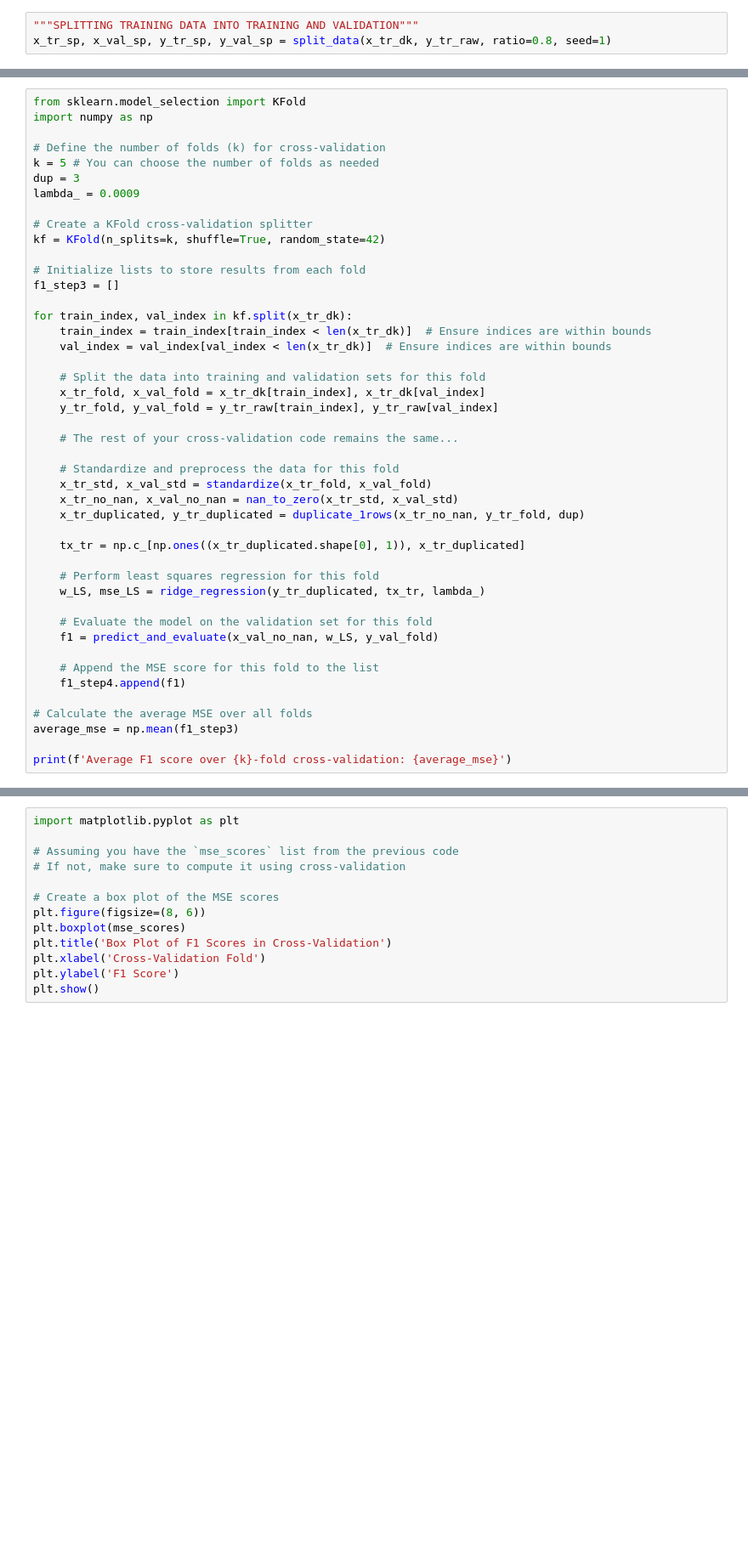
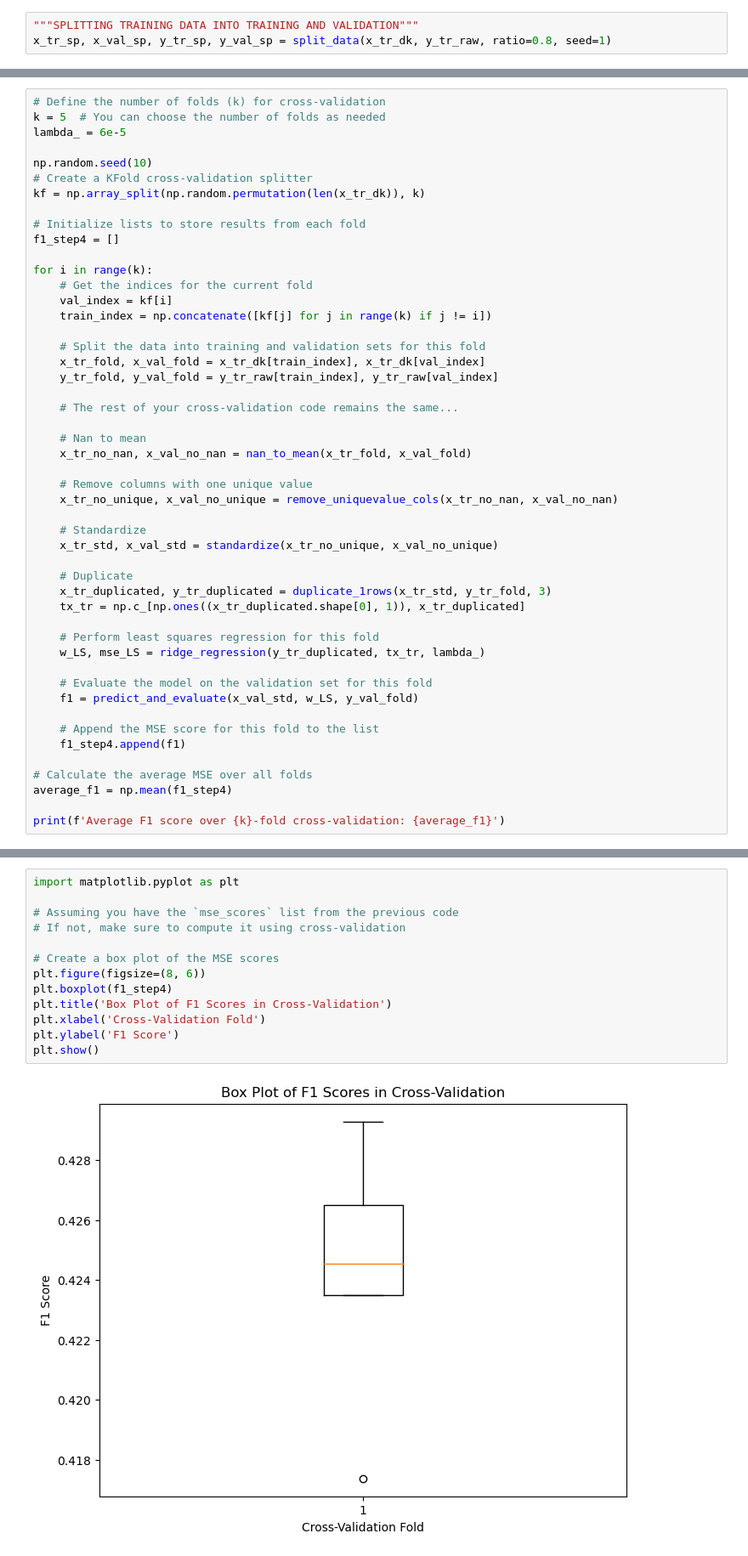
Before and after one commit to epfml/ml-project-1-apashe, a Jupyter notebook: plots.ipynb, the cells around one changed output, grey strips where cells are left out. Shown at 85% size. Saved outputs shown, nothing was run; the diff lists cells and outputs as text; blank space fills up the shorter version.

```diff
--- a/plots.ipynb
+++ b/plots.ipynb
@@ -348,21 +589,19 @@ plt.show()
 # %%
-from sklearn.model_selection import KFold
-import numpy as np
+# Define the number of folds (k) for cross-validation
+k = 5  # You can choose the number of folds as needed
+lambda_ = 6e-5
 
-# Define the number of folds (k) for cross-validation
-k = 5 # You can choose the number of folds as needed
-dup = 3
-lambda_ = 0.0009
-
+np.random.seed(10)
 # Create a KFold cross-validation splitter
-kf = KFold(n_splits=k, shuffle=True, random_state=42)
+kf = np.array_split(np.random.permutation(len(x_tr_dk)), k)
 
 # Initialize lists to store results from each fold
-f1_step3 = []
+f1_step4 = []
 
-for train_index, val_index in kf.split(x_tr_dk):
-    train_index = train_index[train_index < len(x_tr_dk)]  # Ensure indices are within bounds
-    val_index = val_index[val_index < len(x_tr_dk)]  # Ensure indices are within bounds
+for i in range(k):
+    # Get the indices for the current fold
+    val_index = kf[i]
+    train_index = np.concatenate([kf[j] for j in range(k) if j != i])
 
     # Split the data into training and validation sets for this fold
     x_tr_fold, x_val_fold = x_tr_dk[train_index], x_tr_dk[val_index]
@@ -370,23 +609,29 @@ for train_index, val_index in kf.split(x_tr_dk):
 
     # The rest of your cross-validation code remains the same...
 
-    # Standardize and preprocess the data for this fold
-    x_tr_std, x_val_std = standardize(x_tr_fold, x_val_fold)
-    x_tr_no_nan, x_val_no_nan = nan_to_zero(x_tr_std, x_val_std)
-    x_tr_duplicated, y_tr_duplicated = duplicate_1rows(x_tr_no_nan, y_tr_fold, dup)
+    # Nan to mean
+    x_tr_no_nan, x_val_no_nan = nan_to_mean(x_tr_fold, x_val_fold)
 
+    # Remove columns with one unique value
+    x_tr_no_unique, x_val_no_unique = remove_uniquevalue_cols(x_tr_no_nan, x_val_no_nan)
+
+    # Standardize
+    x_tr_std, x_val_std = standardize(x_tr_no_unique, x_val_no_unique)
+
+    # Duplicate
+    x_tr_duplicated, y_tr_duplicated = duplicate_1rows(x_tr_std, y_tr_fold, 3)
     tx_tr = np.c_[np.ones((x_tr_duplicated.shape[0], 1)), x_tr_duplicated]
 
     # Perform least squares regression for this fold
     w_LS, mse_LS = ridge_regression(y_tr_duplicated, tx_tr, lambda_)
 
     # Evaluate the model on the validation set for this fold
-    f1 = predict_and_evaluate(x_val_no_nan, w_LS, y_val_fold)
+    f1 = predict_and_evaluate(x_val_std, w_LS, y_val_fold)
 
     # Append the MSE score for this fold to the list
     f1_step4.append(f1)
 
 # Calculate the average MSE over all folds
-average_mse = np.mean(f1_step3)
+average_f1 = np.mean(f1_step4)
 
-print(f'Average F1 score over {k}-fold cross-validation: {average_mse}')
+print(f'Average F1 score over {k}-fold cross-validation: {average_f1}')
@@ -393,13 +650,15 @@ print(f'Average F1 score over {k}-fold cross-validation: {average_mse}')
 # %%
 import matplotlib.pyplot as plt
 
 # Assuming you have the `mse_scores` list from the previous code
 # If not, make sure to compute it using cross-validation
 
 # Create a box plot of the MSE scores
 plt.figure(figsize=(8, 6))
-plt.boxplot(mse_scores)
+plt.boxplot(f1_step4)
 plt.title('Box Plot of F1 Scores in Cross-Validation')
 plt.xlabel('Cross-Validation Fold')
 plt.ylabel('F1 Score')
 plt.show()
+# %% [output]
+[figure, added]
```
Also changed, not shown: parts of 36 cells of this notebook.
